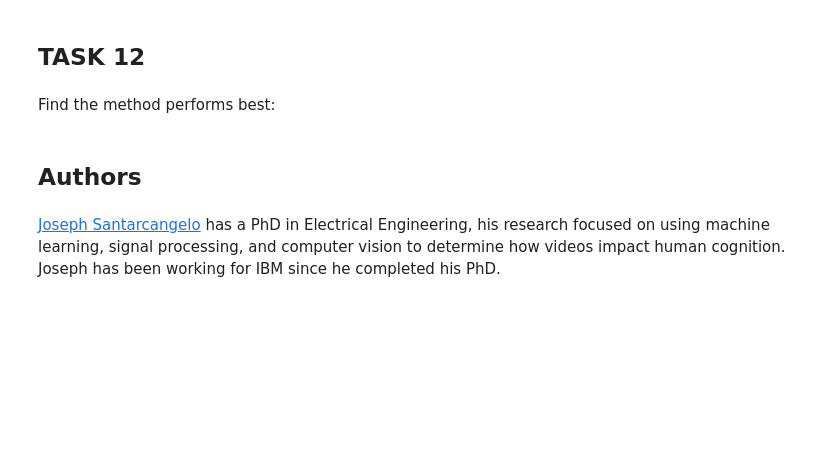
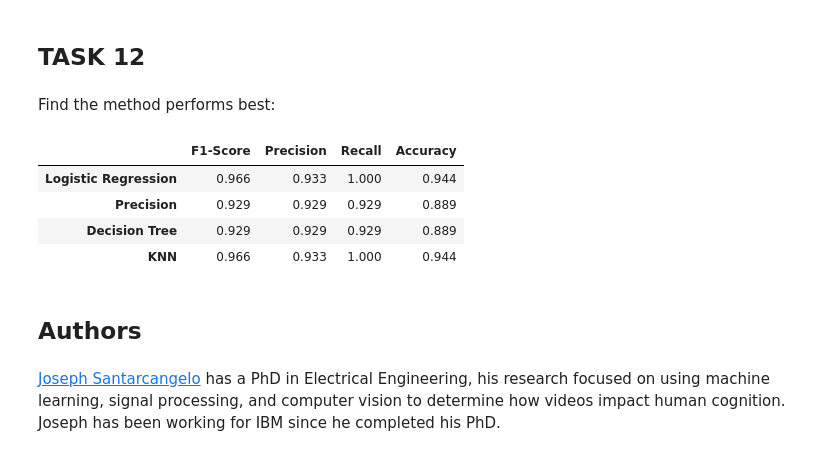
Before and after one commit to tmkhang1999/Applied-Data-Science-Capstone, a Jupyter notebook: Machine_Learning_Prediction.ipynb, the cells around one changed output. Saved outputs shown, nothing was run; the diff lists cells and outputs as text; code cells hidden in the pictures; blank space fills up the shorter version.

Commit message:
Update test results

```diff
--- a/Machine_Learning_Prediction.ipynb
+++ b/Machine_Learning_Prediction.ipynb
@@ -300,6 +316,32 @@ plot_confusion_matrix(Y_test,yhat)
 ## TASK  12
 # %% [markdown]
 Find the method performs best:
+# %%
+from sklearn.metrics import classification_report, confusion_matrix, f1_score, precision_score, recall_score, roc_auc_score
+
+models= [logreg_cv, svm_cv, tree_cv, knn_cv]
+result= {'Logistic Regression': [], 'Precision':[], 'Decision Tree': [], 'KNN':[]}
+keys = list(result.keys())
+
+for idx in range(len(models)):
+    model = models[idx]
+    y_hat = model.predict(X_test)
+
+    f1 = f1_score(Y_test, y_hat)
+    prec = precision_score(Y_test, y_hat)
+    rec = recall_score(Y_test, y_hat)
+    acc = model.score(X_test, Y_test)
+
+    result[keys[idx]].extend([f1, prec, rec, acc])
+# %%
+res = pd.DataFrame(result, index=['F1-Score', 'Precision', 'Recall', 'Accuracy']).transpose()
+res.round(3)
+# %% [output]
+|  | F1-Score | Precision | Recall | Accuracy |
+| Logistic Regression | 0.966 | 0.933 | 1.000 | 0.944 |
+| Precision | 0.929 | 0.929 | 0.929 | 0.889 |
+| Decision Tree | 0.929 | 0.929 | 0.929 | 0.889 |
+| KNN | 0.966 | 0.933 | 1.000 | 0.944 |
 # %% [markdown]
 ## Authors
 # %% [markdown]
```
Also changed, not shown: parts of 5 cells of this notebook.
